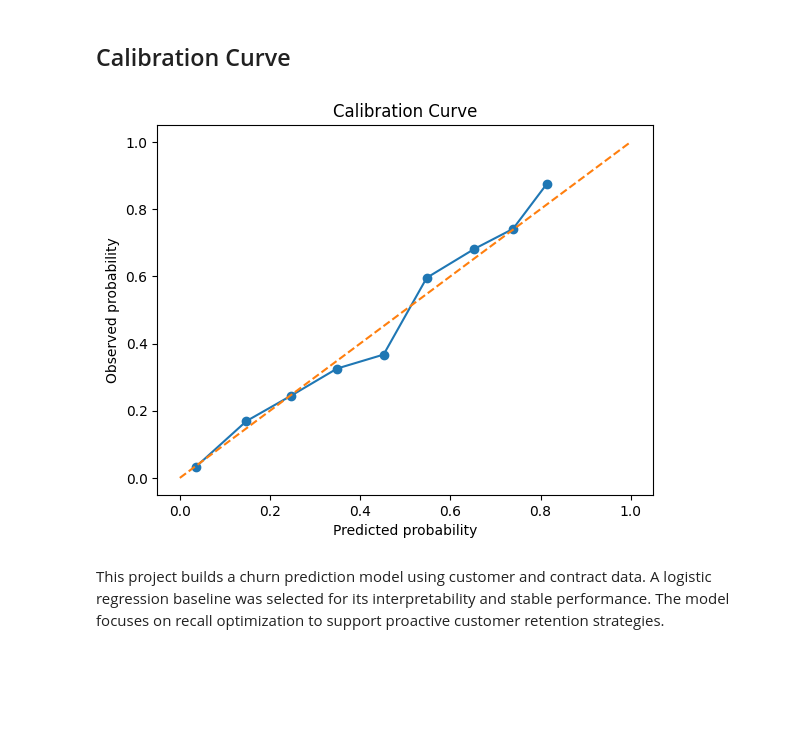
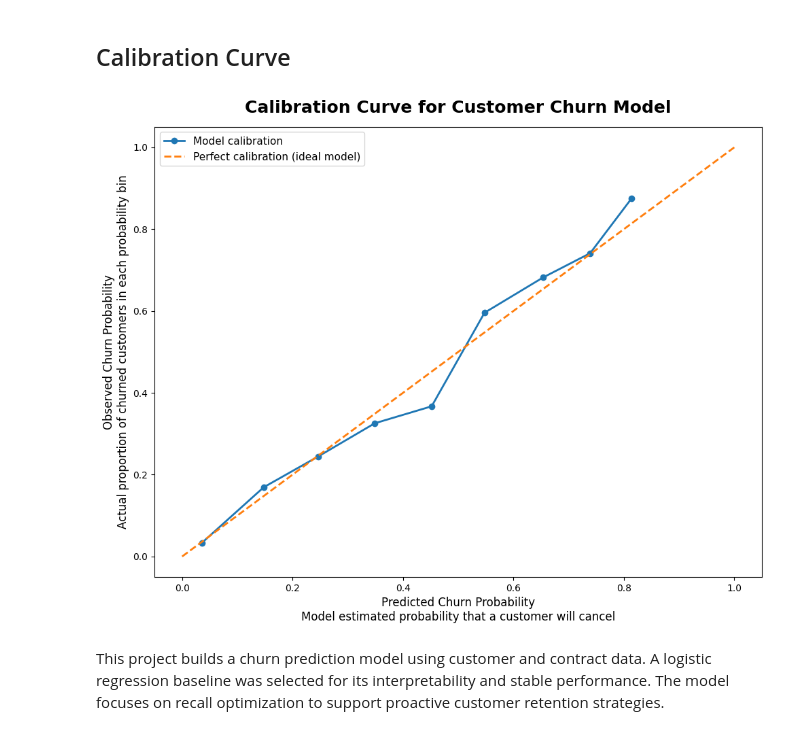
Before and after one commit to JessePMelo/Telco-Customer-Churn, a Jupyter notebook: data_science/notebooks/01_lab_exploration.ipynb, the cells around one changed output. Saved outputs shown, nothing was run; the diff lists cells and outputs as text; code cells hidden in the pictures; blank space fills up the shorter version.

```diff
--- a/data_science/notebooks/01_lab_exploration.ipynb
+++ b/data_science/notebooks/01_lab_exploration.ipynb
@@ -810,20 +888,68 @@ using the precision–recall trade-off to align model predictions with
 business objectives focused on churn recall.
 # %% [markdown]
 ## Calibration Curve
-# %%
-from sklearn.calibration import calibration_curve
-import matplotlib.pyplot as plt
-
-prob_true, prob_pred = calibration_curve(y_test, y_proba_cal, n_bins=10)
-
-plt.plot(prob_pred, prob_true, marker='o')
-plt.plot([0,1], [0,1], linestyle='--')
-plt.xlabel("Predicted probability")
-plt.ylabel("Observed probability")
-plt.title("Calibration Curve")
-plt.show()
-# %% [output]
-[figure, removed]
+# %%
+from sklearn.calibration import calibration_curve
+import matplotlib.pyplot as plt
+
+# reset estilos anteriores
+plt.style.use("default")
+
+prob_true, prob_pred = calibration_curve(y_test, y_proba_cal, n_bins=10)
+
+fig, ax = plt.subplots(figsize=(10,8))
+
+# modelo
+ax.plot(
+    prob_pred,
+    prob_true,
+    marker='o',
+    linewidth=2,
+    label="Model calibration"
+)
+
+# linha perfeita
+ax.plot(
+    [0,1],
+    [0,1],
+    linestyle='--',
+    linewidth=2,
+    label="Perfect calibration (ideal model)"
+)
+
+ax.set_title(
+    "Calibration Curve for Customer Churn Model",
+    fontsize=18,
+    fontweight="bold",
+    pad=15
+)
+
+ax.set_xlabel(
+    "Predicted Churn Probability\nModel estimated probability that a customer will cancel",
+    fontsize=12
+)
+
+ax.set_ylabel(
+    "Observed Churn Probability\nActual proportion of churned customers in each probability bin",
+    fontsize=12
+)
+
+# legenda explicando as linhas
+ax.legend(fontsize=11)
+
+ax.grid(False)
+
+plt.tight_layout()
+
+plt.savefig(
+    "churn_calibration_curve_upwork.png",
+    dpi=300,
+    bbox_inches="tight"
+)
+
+plt.show()
+# %% [output]
+[figure, added]
 # %% [markdown]
 This project builds a churn prediction model using customer and contract data.
 A logistic regression baseline was selected for its interpretability and stable
```
Also changed, not shown: parts of 16 cells of this notebook.
